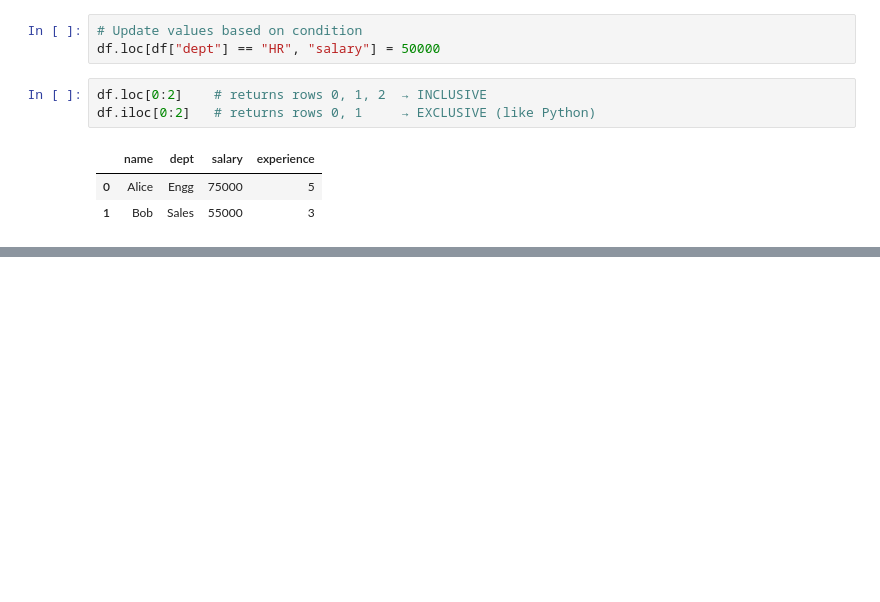
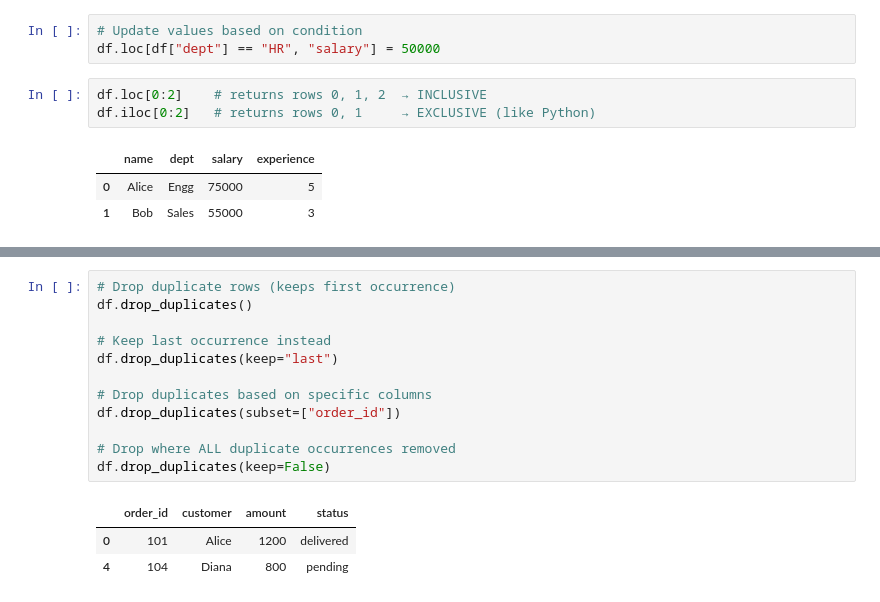
Before and after one commit to Obulreddy0/pandas_practise, a Jupyter notebook: pandas_practise.ipynb, the cells around one changed output, grey strips where cells are left out. Cells and saved outputs as stored; diff of their text form; blank space fills up the shorter version.

```diff
--- a/pandas_practise.ipynb
+++ b/pandas_practise.ipynb
@@ -1097,0 +1447,16 @@ df.iloc[0:2]   # returns rows 0, 1     → EXCLUSIVE (like Python)
+# %%
+# Drop duplicate rows (keeps first occurrence)
+df.drop_duplicates()
+
+# Keep last occurrence instead
+df.drop_duplicates(keep="last")
+
+# Drop duplicates based on specific columns
+df.drop_duplicates(subset=["order_id"])
+
+# Drop where ALL duplicate occurrences removed
+df.drop_duplicates(keep=False)
+# %% [output]
+|  | order_id | customer | amount | status |
+| 0 | 101 | Alice | 1200 | delivered |
+| 4 | 104 | Diana | 800 | pending |
```
Also changed, not shown: parts of 56 cells of this notebook.
